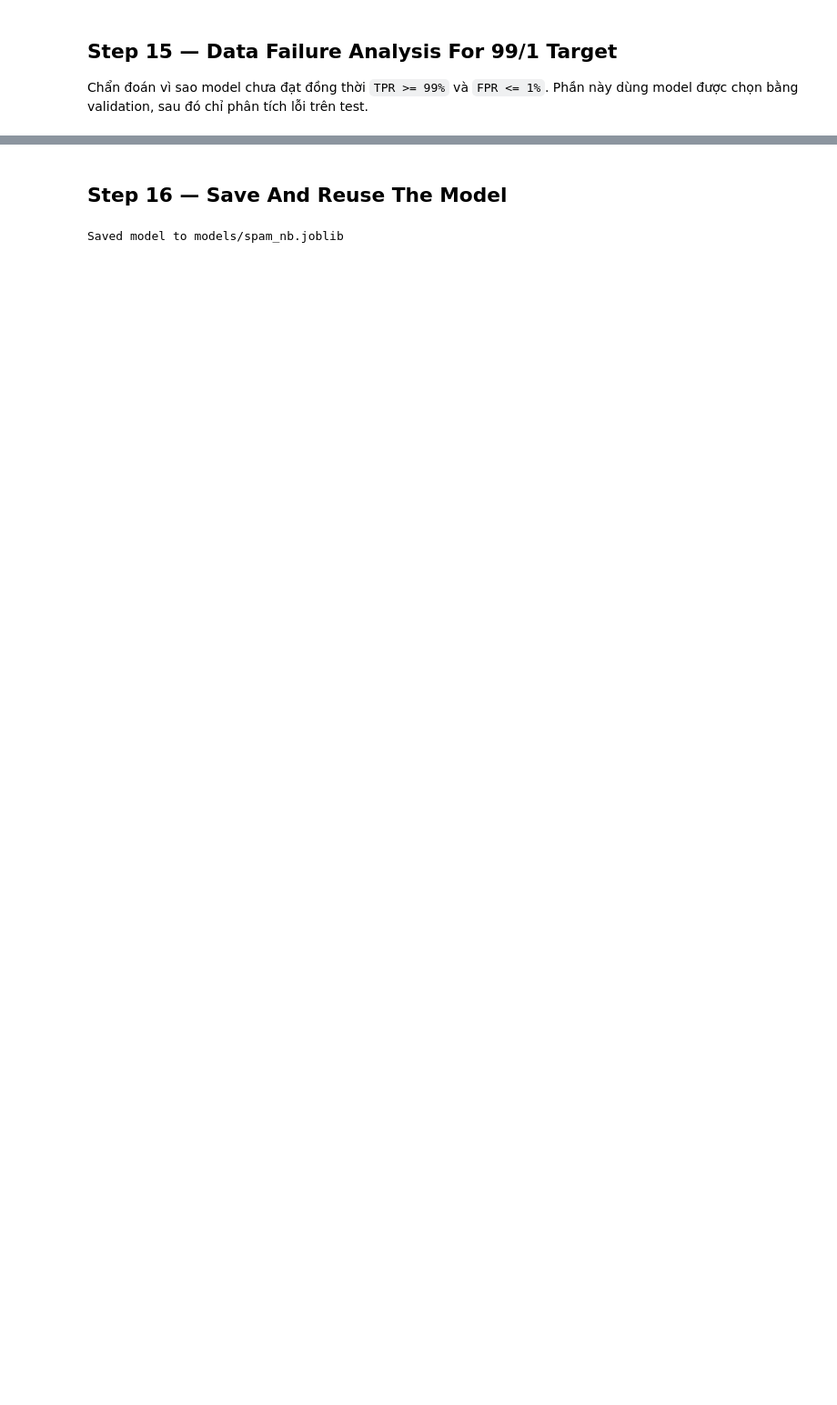
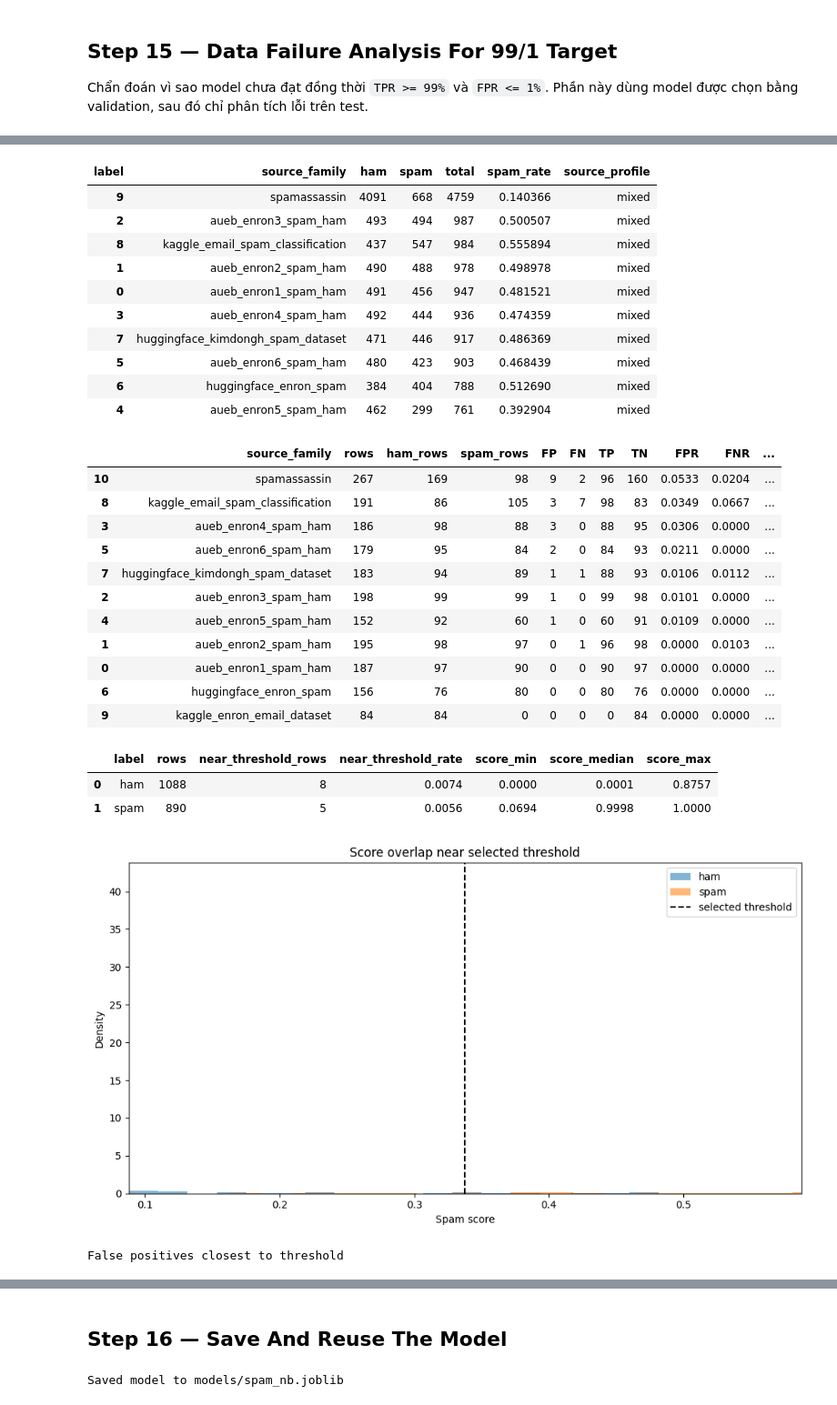
Before and after one commit to QuangManhAI/lab01-machine-learning, a Jupyter notebook: notebooks/lab01.ipynb, the cells around one changed output, grey strips where cells are left out. Shown at 91% size. Cells and saved outputs as stored; diff of their text form; code cells hidden in the pictures; blank space fills up the shorter version.

```diff
--- a/notebooks/lab01.ipynb
+++ b/notebooks/lab01.ipynb
@@ -947,14 +1040,15 @@ analysis_spec = next(
     if spec["training_strategy"] == analysis_choice["training_strategy"] and spec["model"] == analysis_choice["model"]
 )
 analysis_pipeline = analysis_spec["pipeline"]
-analysis_pipeline.fit(analysis_spec["train_frame"][TEXT_COLUMN], analysis_spec["train_frame"]["label"], **analysis_spec["fit_params"])
-analysis_scores, analysis_score_type = model_checker.positive_scores(analysis_pipeline, threshold_test_frame[TEXT_COLUMN], positive_label)
+analysis_text_column = analysis_spec.get("text_column", threshold_text_column)
+analysis_pipeline.fit(analysis_spec["train_frame"][analysis_text_column], analysis_spec["train_frame"]["label"], **analysis_spec["fit_params"])
+analysis_scores, analysis_score_type = model_checker.positive_scores(analysis_pipeline, threshold_test_frame[analysis_text_column], positive_label)
 analysis_errors = model_checker.error_analysis_frame(
     threshold_test_frame,
     analysis_scores,
     threshold=analysis_choice["selected_threshold"],
     positive_label=positive_label,
-    text_column=TEXT_COLUMN,
+    text_column=analysis_text_column,
 )
 analysis_metrics = model_checker.metrics_at_threshold(
     threshold_test_frame["label"],
@@ -1020,11 +1114,11 @@ display(fp_near[error_columns])
 print("False negatives closest to threshold")
 display(fn_near[error_columns])
 
-conflicts = model_checker.conflicting_clean_texts(before_balance_data, text_column=TEXT_COLUMN, top_n=20)
+conflicts = model_checker.conflicting_clean_texts(before_balance_data, text_column=analysis_text_column, top_n=20)
 display(conflicts)
 
-fp_tokens = model_checker.top_error_tokens(analysis_errors, "FP", text_column=TEXT_COLUMN, top_n=20)
-fn_tokens = model_checker.top_error_tokens(analysis_errors, "FN", text_column=TEXT_COLUMN, top_n=20)
+fp_tokens = model_checker.top_error_tokens(analysis_errors, "FP", text_column=analysis_text_column, top_n=20)
+fn_tokens = model_checker.top_error_tokens(analysis_errors, "FN", text_column=analysis_text_column, top_n=20)
 error_tokens = pd.concat([fp_tokens, fn_tokens], ignore_index=True)
 display(error_tokens)
 
@@ -1075,0 +1167,28 @@ Error in cell 53: name 'threshold_specs' is not defined
+| label | source_family | ham | spam | total | spam_rate | source_profile |
+| 9 | spamassassin | 4091 | 668 | 4759 | 0.140366 | mixed |
+| 2 | aueb_enron3_spam_ham | 493 | 494 | 987 | 0.500507 | mixed |
+| 8 | kaggle_email_spam_classification | 437 | 547 | 984 | 0.555894 | mixed |
+| 1 | aueb_enron2_spam_ham | 490 | 488 | 978 | 0.498978 | mixed |
+| 0 | aueb_enron1_spam_ham | 491 | 456 | 947 | 0.481521 | mixed |
+| 3 | aueb_enron4_spam_ham | 492 | 444 | 936 | 0.474359 | mixed |
+| 7 | huggingface_kimdongh_spam_dataset | 471 | 446 | 917 | 0.486369 | mixed |
+| 5 | aueb_enron6_spam_ham | 480 | 423 | 903 | 0.468439 | mixed |
+| 6 | huggingface_enron_spam | 384 | 404 | 788 | 0.512690 | mixed |
+| 4 | aueb_enron5_spam_ham | 462 | 299 | 761 | 0.392904 | mixed |
+|  | source_family | rows | ham_rows | spam_rows | FP | FN | TP | TN | FPR | FNR | ... |
+| 10 | spamassassin | 267 | 169 | 98 | 9 | 2 | 96 | 160 | 0.0533 | 0.0204 | ... |
+| 8 | kaggle_email_spam_classification | 191 | 86 | 105 | 3 | 7 | 98 | 83 | 0.0349 | 0.0667 | ... |
+| 3 | aueb_enron4_spam_ham | 186 | 98 | 88 | 3 | 0 | 88 | 95 | 0.0306 | 0.0000 | ... |
+| 5 | aueb_enron6_spam_ham | 179 | 95 | 84 | 2 | 0 | 84 | 93 | 0.0211 | 0.0000 | ... |
+| 7 | huggingface_kimdongh_spam_dataset | 183 | 94 | 89 | 1 | 1 | 88 | 93 | 0.0106 | 0.0112 | ... |
+| 2 | aueb_enron3_spam_ham | 198 | 99 | 99 | 1 | 0 | 99 | 98 | 0.0101 | 0.0000 | ... |
+| 4 | aueb_enron5_spam_ham | 152 | 92 | 60 | 1 | 0 | 60 | 91 | 0.0109 | 0.0000 | ... |
+| 1 | aueb_enron2_spam_ham | 195 | 98 | 97 | 0 | 1 | 96 | 98 | 0.0000 | 0.0103 | ... |
+| 0 | aueb_enron1_spam_ham | 187 | 97 | 90 | 0 | 0 | 90 | 97 | 0.0000 | 0.0000 | ... |
+| 6 | huggingface_enron_spam | 156 | 76 | 80 | 0 | 0 | 80 | 76 | 0.0000 | 0.0000 | ... |
+| 9 | kaggle_enron_email_dataset | 84 | 84 | 0 | 0 | 0 | 0 | 84 | 0.0000 | 0.0000 | ... |
+|  | label | rows | near_threshold_rows | near_threshold_rate | score_min | score_median | score_max |
+| 0 | ham | 1088 | 8 | 0.0074 | 0.0000 | 0.0001 | 0.8757 |
+| 1 | spam | 890 | 5 | 0.0056 | 0.0694 | 0.9998 | 1.0000 |
+[figure, added]
+False positives closest to threshold
```
Also changed, not shown: parts of 56 cells of this notebook, 1 other file.
